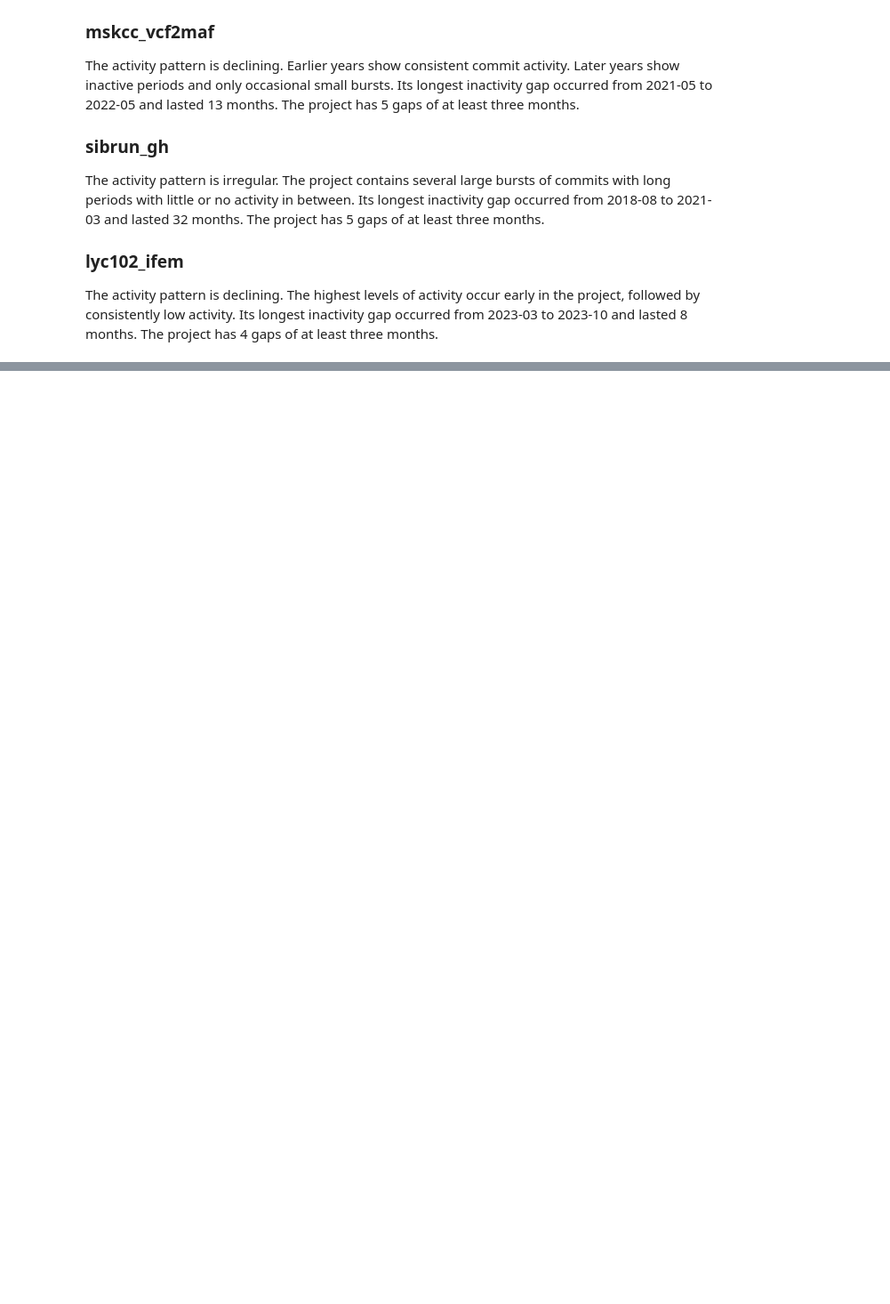
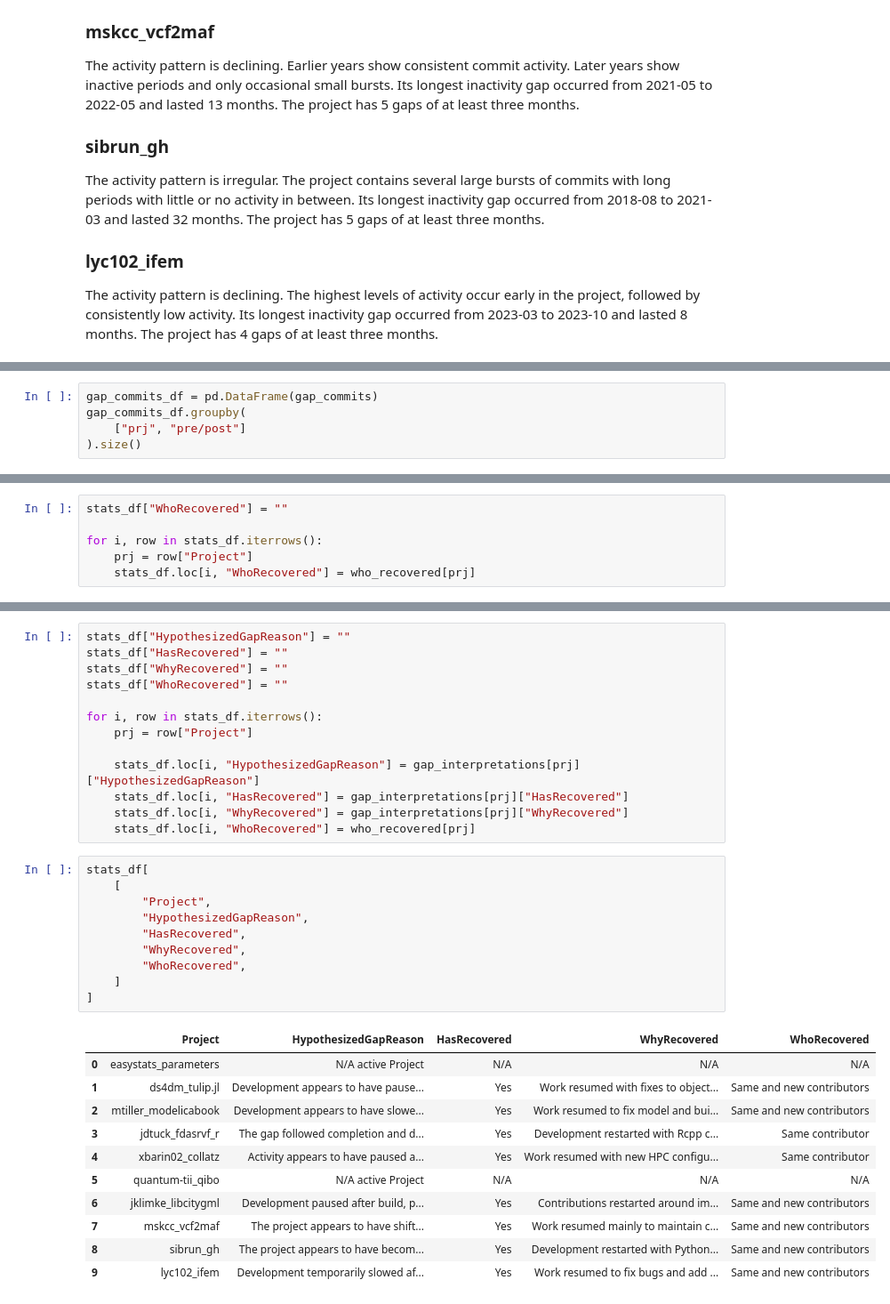
Before and after one commit to ScottyMurphy/MiniProject2, a Jupyter notebook: smurph61_Vis.ipynb, the cells around one changed output, grey strips where cells are left out. Shown at 89% size. Saved outputs shown, nothing was run; the diff lists cells and outputs as text; blank space fills up the shorter version.

```diff
--- a/smurph61_Vis.ipynb
+++ b/smurph61_Vis.ipynb
@@ -246,0 +309,5 @@ The activity pattern is declining. The highest levels of activity occur early in
+# %%
+gap_commits_df = pd.DataFrame(gap_commits)
+gap_commits_df.groupby(
+    ["prj", "pre/post"]
+).size()
@@ -246,0 +593,6 @@ The activity pattern is declining. The highest levels of activity occur early in
+# %%
+stats_df["WhoRecovered"] = ""
+
+for i, row in stats_df.iterrows():
+    prj = row["Project"]
+    stats_df.loc[i, "WhoRecovered"] = who_recovered[prj]
@@ -246,0 +621,35 @@ The activity pattern is declining. The highest levels of activity occur early in
+# %%
+stats_df["HypothesizedGapReason"] = ""
+stats_df["HasRecovered"] = ""
+stats_df["WhyRecovered"] = ""
+stats_df["WhoRecovered"] = ""
+
+for i, row in stats_df.iterrows():
+    prj = row["Project"]
+
+    stats_df.loc[i, "HypothesizedGapReason"] = gap_interpretations[prj]["HypothesizedGapReason"]
+    stats_df.loc[i, "HasRecovered"] = gap_interpretations[prj]["HasRecovered"]
+    stats_df.loc[i, "WhyRecovered"] = gap_interpretations[prj]["WhyRecovered"]
+    stats_df.loc[i, "WhoRecovered"] = who_recovered[prj]
+# %%
+stats_df[
+    [
+        "Project",
+        "HypothesizedGapReason",
+        "HasRecovered",
+        "WhyRecovered",
+        "WhoRecovered",
+    ]
+]
+# %% [output]
+|  | Project | HypothesizedGapReason | HasRecovered | WhyRecovered | WhoRecovered |
+| 0 | easystats_parameters | N/A active Project | N/A | N/A | N/A |
+| 1 | ds4dm_tulip.jl | Development appears to have pause... | Yes | Work resumed with fixes to object... | Same and new contributors |
+| 2 | mtiller_modelicabook | Development appears to have slowe... | Yes | Work resumed to fix model and bui... | Same and new contributors |
+| 3 | jdtuck_fdasrvf_r | The gap followed completion and d... | Yes | Development restarted with Rcpp c... | Same contributor |
+| 4 | xbarin02_collatz | Activity appears to have paused a... | Yes | Work resumed with new HPC configu... | Same contributor |
+| 5 | quantum-tii_qibo | N/A active Project | N/A | N/A | N/A |
+| 6 | jklimke_libcitygml | Development paused after build, p... | Yes | Contributions restarted around im... | Same and new contributors |
+| 7 | mskcc_vcf2maf | The project appears to have shift... | Yes | Work resumed mainly to maintain c... | Same and new contributors |
+| 8 | sibrun_gh | The project appears to have becom... | Yes | Development restarted with Python... | Same and new contributors |
+| 9 | lyc102_ifem | Development temporarily slowed af... | Yes | Work resumed to fix bugs and add ... | Same and new contributors |
```
Also changed, not shown: parts of 22 cells of this notebook, 38 other files.
